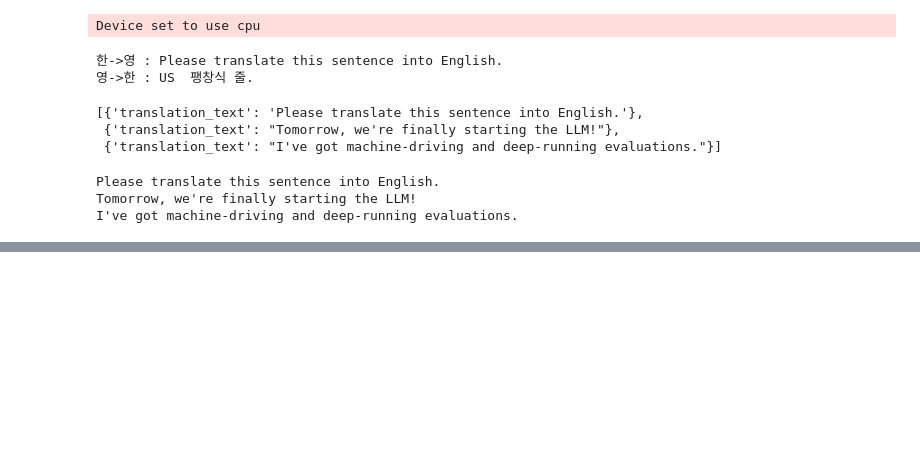
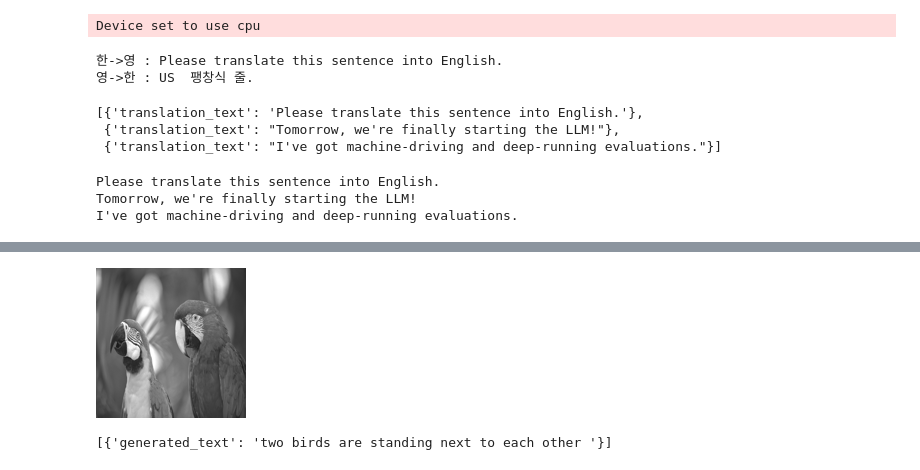
Before and after one commit to onizuka-38/ai_x, a Jupyter notebook: source/08_LLM/ch1_허깅페이스.ipynb, the cells around one changed output, grey strips where cells are left out. Saved outputs shown, nothing was run; the diff lists cells and outputs as text; code cells hidden in the pictures; blank space fills up the shorter version.

```diff
--- a/source/08_LLM/ch1_허깅페이스.ipynb
+++ b/source/08_LLM/ch1_허깅페이스.ipynb
@@ -303,0 +316,13 @@ I've got machine-driving and deep-running evaluations.
+# %%
+url = 'https://huggingface.co/datasets/Narsil/image_dummy/resolve/main/parrots.png'
+from PIL import Image
+import requests
+image = Image.open(requests.get(url, stream=True).raw)
+small_image = image.resize((150,150))
+small_image
+# %% [output]
+[figure, added]
+# %%
+imagetotext(url, max_new_tokens=30)
+# %% [output]
+[{'generated_text': 'two birds are standing next to each other '}]
```
Also changed, not shown: parts of 2 cells of this notebook.
